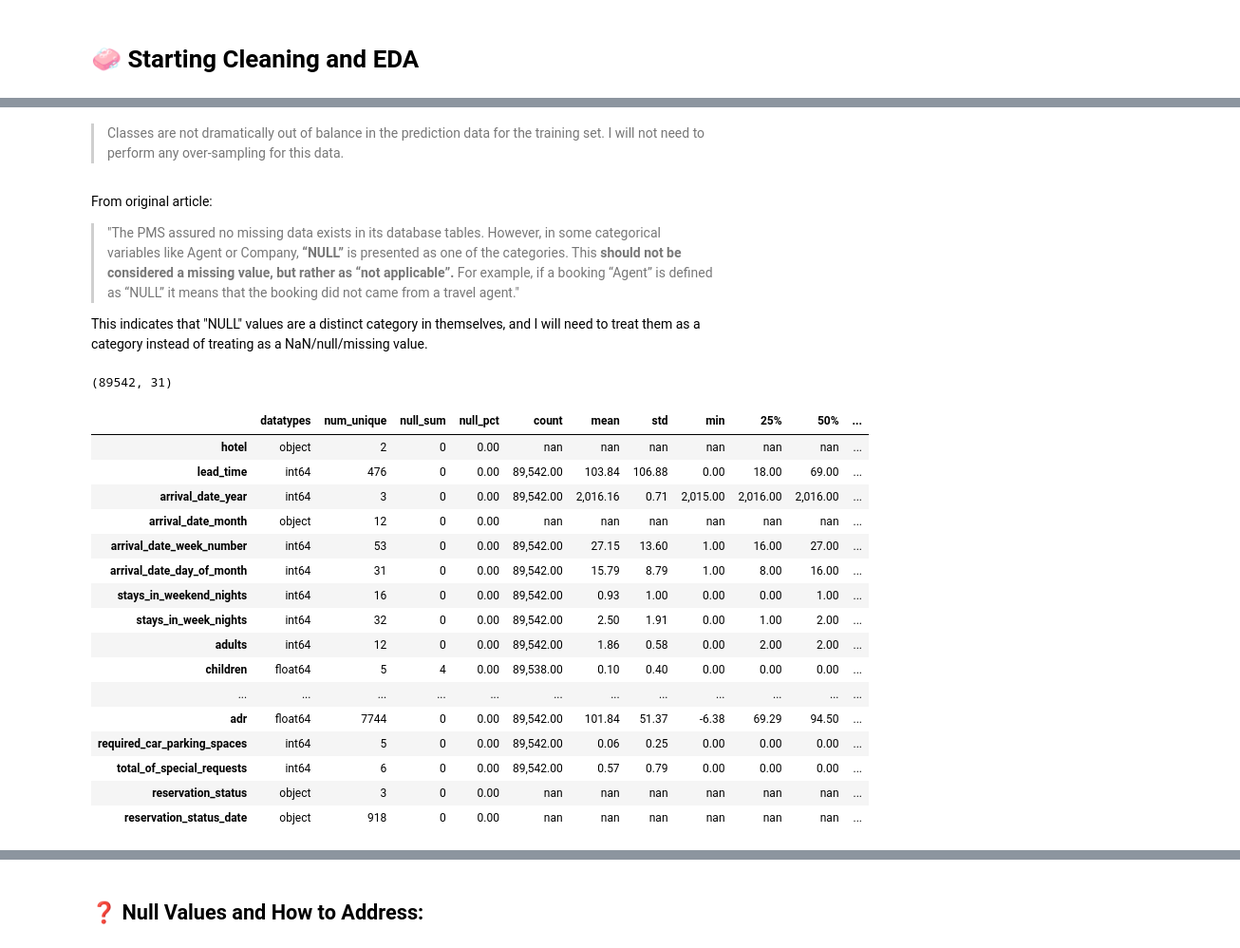
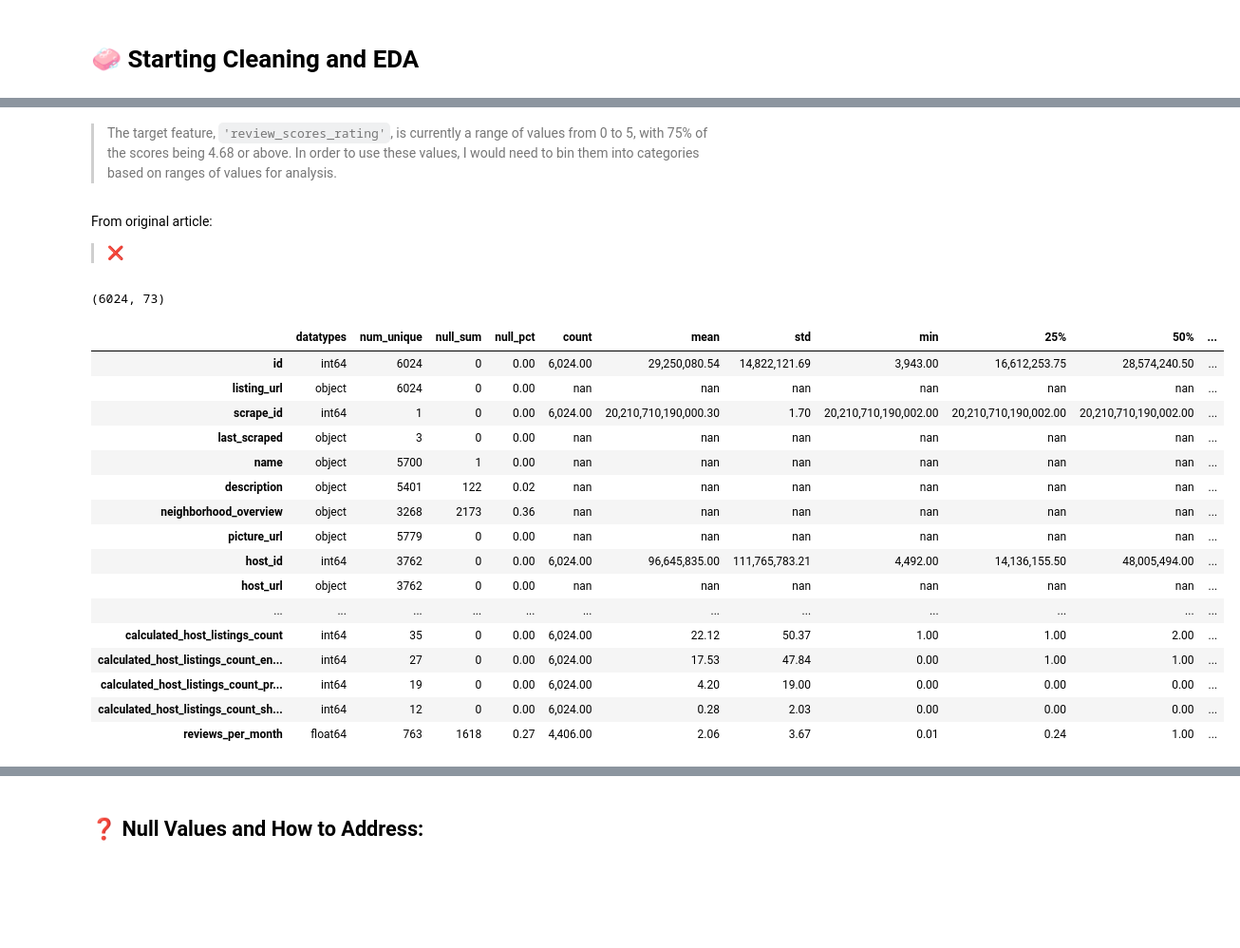
Before and after one commit to BenJMcCarty/Helping_Your_Hosts, a Jupyter notebook: Main.ipynb, the cells around one changed output, grey strips where cells are left out. Shown at 95% size. Drawn from its saved outputs; the diff is of its cells as text; code cells hidden in the pictures; blank space fills up the shorter version.

```diff
--- a/Main.ipynb
+++ b/Main.ipynb
@@ -73,7 +73,7 @@ import matplotlib as mpl
 # Modeling - SKLearn
 from sklearn.linear_model import LogisticRegression
 from sklearn.preprocessing import StandardScaler, OneHotEncoder, FunctionTransformer
-from sklearn.model_selection import train_test_split, cross_validate, cross_val_score
+from sklearn.model_selection import train_test_split, cross_val_score
 from sklearn.impute import SimpleImputer
 from sklearn.compose import ColumnTransformer
 from sklearn.pipeline import Pipeline
@@ -82,7 +82,7 @@ from sklearn.dummy import DummyRegressor
 # %load_ext autoreload
 # %autoreload 2
 
-import hotel_data_functions.functions as hdf
+import clf_functions.functions as cf
 
 # from sklearn.naive_bayes import MultinomialNB # for naive bayes model
 
@@ -91,6 +91,7 @@ import hotel_data_functions.functions as hdf
 plt.style.use('seaborn-talk')
 pd.set_option('display.max_columns', None)
 pd.set_option('display.float_format', lambda x: f'{x:,.2f}')
+pd.set_option('max_rows', 100)
 
 from sklearn import set_config
 set_config(display='diagram')
@@ -98,5 +99,7 @@ set_config(display='diagram')
 # 📖 **Read Data**
 # %%
 ## Reading data and saving to a DataFrame
-df = pd.read_csv('hotel_bookings.csv')
-df
+
+data_link = 'http://data.insideairbnb.com/united-states/dc/washington-dc/2021-07-10/data/listings.csv.gz'
+
+data = pd.read_csv(data_link)
@@ -117,7 +146,11 @@ df
+# %%
+df = data.drop(columns= ['listing_url', 'scrape_id', 'last_scraped', 'picture_url',
+                         'host_url', 'host_thumbnail_url','host_picture_url',
+                         'calendar_last_scraped']).copy()
 # %%
 ## Creating features/target for dataset
-target = 'is_canceled'
+target = 'review_scores_rating'
 
-X = df.drop(target, axis=1).copy()
+X = df.drop(columns = target).copy()
 y = df[target].copy()
 # %%
@@ -140,29 +179,28 @@ Name: is_canceled, dtype: int64
-# %% [markdown]
-> Classes are not dramatically out of balance in the prediction data for the training set. I will not need to perform any over-sampling for this data.
-# %% [markdown]
-From original article:
-
->"The PMS assured no missing data exists in its database tables. However, in some categorical variables like Agent or Company, **“NULL”** is presented as one of the categories. This **should not be considered a missing value, but rather as “not applicable”.** For example, if a booking “Agent” is defined as “NULL” it means that the booking did not came from a travel agent."
-
-This indicates that "NULL" values are a distinct category in themselves, and I will need to treat them as a category instead of treating as a NaN/null/missing value.
+# %% [markdown]
+> The target feature, `'review_scores_rating'`, is currently a range of values from 0 to 5, with 75% of the scores being 4.68 or above. In order to use these values, I would need to bin them into categories based on ranges of values for analysis.
+# %% [markdown]
+From original article:
+
+> ❌
 # %%
-hdf.report_df(X_train)
+report = cf.report_df(X_train)
+report
 # %% [output]
-(89542, 31)
+(6024, 73)
 |  | datatypes | num_unique | null_sum | null_pct | count | mean | std | min | 25% | 50% | ... |
-| hotel | object | 2 | 0 | 0.00 | nan | nan | nan | nan | nan | nan | ... |
-| lead_time | int64 | 476 | 0 | 0.00 | 89,542.00 | 103.84 | 106.88 | 0.00 | 18.00 | 69.00 | ... |
-| arrival_date_year | int64 | 3 | 0 | 0.00 | 89,542.00 | 2,016.16 | 0.71 | 2,015.00 | 2,016.00 | 2,016.00 | ... |
-| arrival_date_month | object | 12 | 0 | 0.00 | nan | nan | nan | nan | nan | nan | ... |
-| arrival_date_week_number | int64 | 53 | 0 | 0.00 | 89,542.00 | 27.15 | 13.60 | 1.00 | 16.00 | 27.00 | ... |
-| arrival_date_day_of_month | int64 | 31 | 0 | 0.00 | 89,542.00 | 15.79 | 8.79 | 1.00 | 8.00 | 16.00 | ... |
-| stays_in_weekend_nights | int64 | 16 | 0 | 0.00 | 89,542.00 | 0.93 | 1.00 | 0.00 | 0.00 | 1.00 | ... |
-| stays_in_week_nights | int64 | 32 | 0 | 0.00 | 89,542.00 | 2.50 | 1.91 | 0.00 | 1.00 | 2.00 | ... |
-| adults | int64 | 12 | 0 | 0.00 | 89,542.00 | 1.86 | 0.58 | 0.00 | 2.00 | 2.00 | ... |
-| children | float64 | 5 | 4 | 0.00 | 89,538.00 | 0.10 | 0.40 | 0.00 | 0.00 | 0.00 | ... |
+| id | int64 | 6024 | 0 | 0.00 | 6,024.00 | 29,250,080.54 | 14,822,121.69 | 3,943.00 | 16,612,253.75 | 28,574,240.50 | ... |
+| listing_url | object | 6024 | 0 | 0.00 | nan | nan | nan | nan | nan | nan | ... |
+| scrape_id | int64 | 1 | 0 | 0.00 | 6,024.00 | 20,210,710,190,000.30 | 1.70 | 20,210,710,190,002.00 | 20,210,710,190,002.00 | 20,210,710,190,002.00 | ... |
+| last_scraped | object | 3 | 0 | 0.00 | nan | nan | nan | nan | nan | nan | ... |
+| name | object | 5700 | 1 | 0.00 | nan | nan | nan | nan | nan | nan | ... |
+| description | object | 5401 | 122 | 0.02 | nan | nan | nan | nan | nan | nan | ... |
+| neighborhood_overview | object | 3268 | 2173 | 0.36 | nan | nan | nan | nan | nan | nan | ... |
+| picture_url | object | 5779 | 0 | 0.00 | nan | nan | nan | nan | nan | nan | ... |
+| host_id | int64 | 3762 | 0 | 0.00 | 6,024.00 | 96,645,835.00 | 111,765,783.21 | 4,492.00 | 14,136,155.50 | 48,005,494.00 | ... |
+| host_url | object | 3762 | 0 | 0.00 | nan | nan | nan | nan | nan | nan | ... |
 | ... | ... | ... | ... | ... | ... | ... | ... | ... | ... | ... | ... |
-| adr | float64 | 7744 | 0 | 0.00 | 89,542.00 | 101.84 | 51.37 | -6.38 | 69.29 | 94.50 | ... |
-| required_car_parking_spaces | int64 | 5 | 0 | 0.00 | 89,542.00 | 0.06 | 0.25 | 0.00 | 0.00 | 0.00 | ... |
-| total_of_special_requests | int64 | 6 | 0 | 0.00 | 89,542.00 | 0.57 | 0.79 | 0.00 | 0.00 | 0.00 | ... |
-| reservation_status | object | 3 | 0 | 0.00 | nan | nan | nan | nan | nan | nan | ... |
-| reservation_status_date | object | 918 | 0 | 0.00 | nan | nan | nan | nan | nan | nan | ... |
+| calculated_host_listings_count | int64 | 35 | 0 | 0.00 | 6,024.00 | 22.12 | 50.37 | 1.00 | 1.00 | 2.00 | ... |
+| calculated_host_listings_count_en... | int64 | 27 | 0 | 0.00 | 6,024.00 | 17.53 | 47.84 | 0.00 | 1.00 | 1.00 | ... |
+| calculated_host_listings_count_pr... | int64 | 19 | 0 | 0.00 | 6,024.00 | 4.20 | 19.00 | 0.00 | 0.00 | 0.00 | ... |
+| calculated_host_listings_count_sh... | int64 | 12 | 0 | 0.00 | 6,024.00 | 0.28 | 2.03 | 0.00 | 0.00 | 0.00 | ... |
+| reviews_per_month | float64 | 763 | 1618 | 0.27 | 4,406.00 | 2.06 | 3.67 | 0.01 | 0.24 | 1.00 | ... |
```
Also changed, not shown: parts of 12 cells of this notebook, 1 other file.
